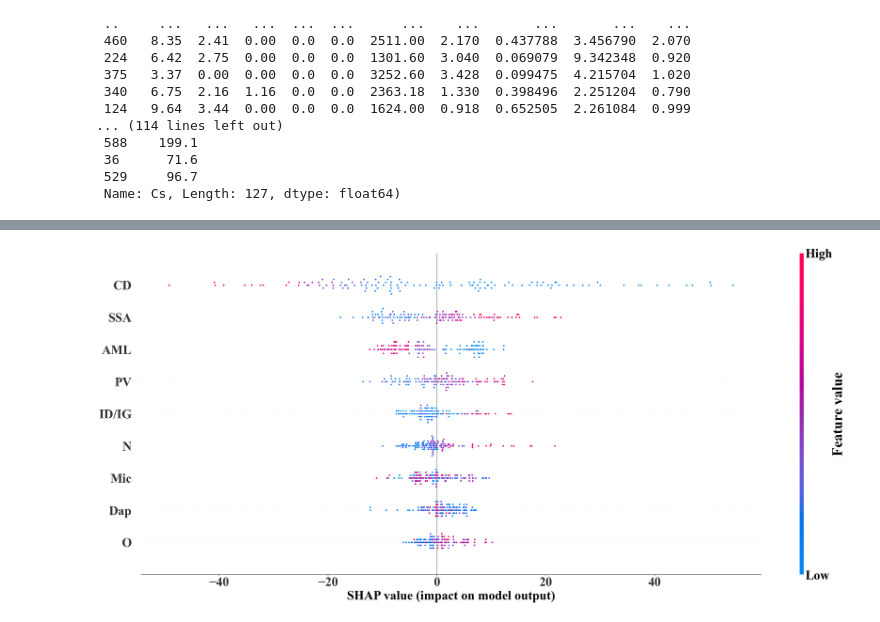
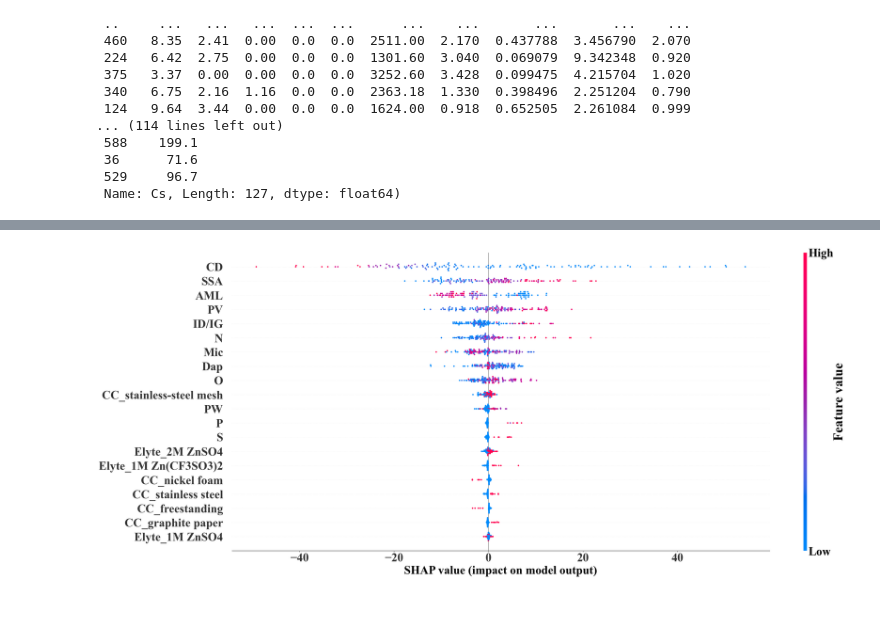
Before and after one commit to YYCHEN2001/Carbon_Cathode_Prediction, a Jupyter notebook: 6_shap.ipynb, the cells around one changed output, grey strips where cells are left out. Drawn from its saved outputs; the diff is of its cells as text; code cells hidden in the pictures.

```diff
--- a/6_shap.ipynb
+++ b/6_shap.ipynb
@@ -115,7 +119,9 @@ plt.savefig('output/figures/shap_trainset_summary.png', bbox_inches='tight', pad
 # %%
 shap_values = explainer(X_test)
 
-shap.summary_plot(shap_values, X_test, plot_type="bar", plot_size=(28, 12), max_display=9, show=False)
+shap.summary_plot(shap_values, X_test, plot_type="bar", plot_size=(28, 12),
+                  # max_display=9,
+                  show=False)
 # 获取当前图形对象
 fig = plt.gcf()
 
@@ -137,32 +143,34 @@ for ax in fig.axes:
         label.set_fontweight('bold')  # 加粗刻度标签字体
         label.set_fontname('Times New Roman')  # 设置字体为 Times New Roman
 plt.savefig('output/figures/shap_testset_summary_bar.png', bbox_inches='tight', pad_inches=0.1, transparent=True, dpi=300)
 
 # 清除当前图形
 plt.clf()
 
-shap.summary_plot(shap_values, X_test, plot_size=(28, 12), max_display=9, show=False)
+shap.summary_plot(shap_values, X_test, plot_size=(28, 12),
+                  # max_display=10,
+                  show=False)
 # 获取当前图形对象
 fig = plt.gcf()
 
 # 放大字体大小
 for ax in fig.axes:
     ax.title.set_fontsize(48)  # 放大标题字体
     ax.title.set_fontweight('bold')  # 加粗标题字体
     ax.title.set_fontname('Times New Roman')  # 设置字体为 Times New Roman
 
     ax.xaxis.label.set_size(32)  # 放大 x 轴标签字体
     ax.xaxis.label.set_fontweight('bold')  # 加粗 x 轴标签字体
     ax.xaxis.label.set_fontname('Times New Roman')  # 设置字体为 Times New Roman
 
     ax.yaxis.label.set_size(36)  # 放大 y 轴标签字体
     ax.yaxis.label.set_fontweight('bold')  # 加粗 y 轴标签字体
     ax.yaxis.label.set_fontname('Times New Roman')  # 设置字体为 Times New Roman
 
     for label in (ax.get_xticklabels() + ax.get_yticklabels()):
         label.set_fontsize(32)  # 放大刻度标签字体
         label.set_fontweight('bold')  # 加粗刻度标签字体
         label.set_fontname('Times New Roman')  # 设置字体为 Times New Roman
 plt.savefig('output/figures/shap_testset_summary.png', bbox_inches='tight', pad_inches=0.1, transparent=True, dpi=300)
 # %% [output]
-[figure, old version]
+[figure, new version]
```
Also changed, not shown: parts of 1 cell of this notebook, 29 other files.
